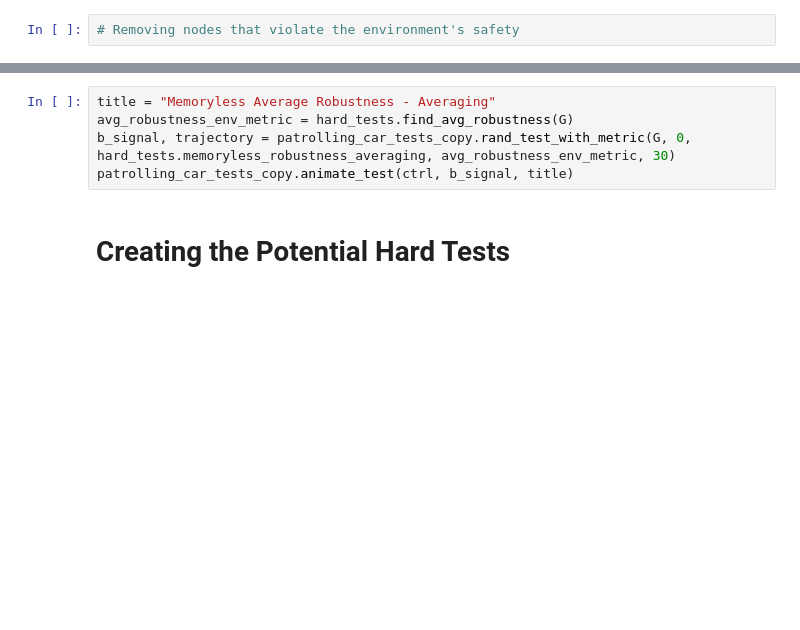
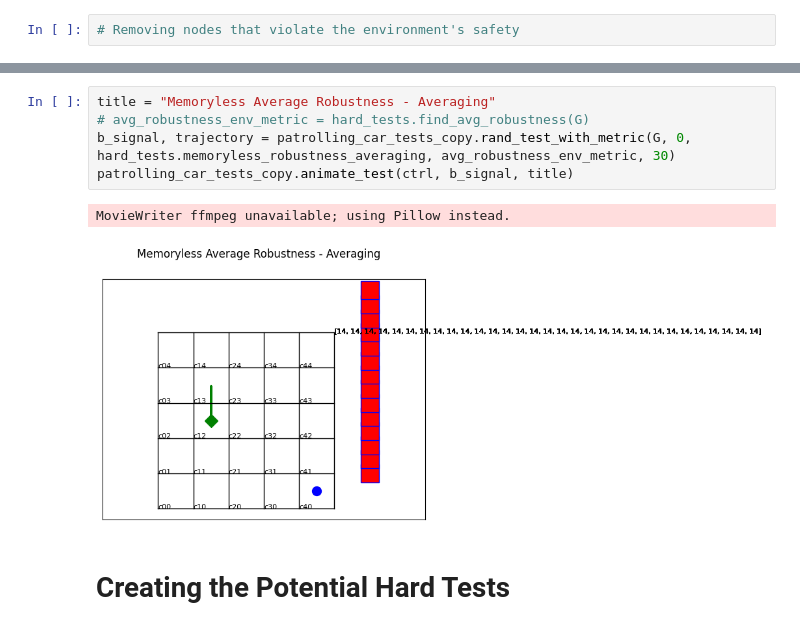
Before and after one commit to khassibi/GR1_simulations, a Jupyter notebook: patrolling_car_tests_copy.ipynb, the cells around one changed output, grey strips where cells are left out. Saved outputs shown, nothing was run; the diff lists cells and outputs as text; blank space fills up the shorter version.

```diff
--- a/patrolling_car_tests_copy.ipynb
+++ b/patrolling_car_tests_copy.ipynb
@@ -74,8 +96,11 @@ patrolling_car_tests_copy.animate_test(ctrl, b_signal, title)
 # %%
 title = "Memoryless Average Robustness - Averaging"
-avg_robustness_env_metric = hard_tests.find_avg_robustness(G)
+# avg_robustness_env_metric = hard_tests.find_avg_robustness(G)
 b_signal, trajectory = patrolling_car_tests_copy.rand_test_with_metric(G, 0, hard_tests.memoryless_robustness_averaging, avg_robustness_env_metric, 30)
 patrolling_car_tests_copy.animate_test(ctrl, b_signal, title)
+# %% [output]
+MovieWriter ffmpeg unavailable; using Pillow instead.
+[figure, added]
 # %% [markdown]
 # Creating the Potential Hard Tests
 # %% [markdown]
```
Also changed, not shown: parts of 20 cells of this notebook, 3 other files.
